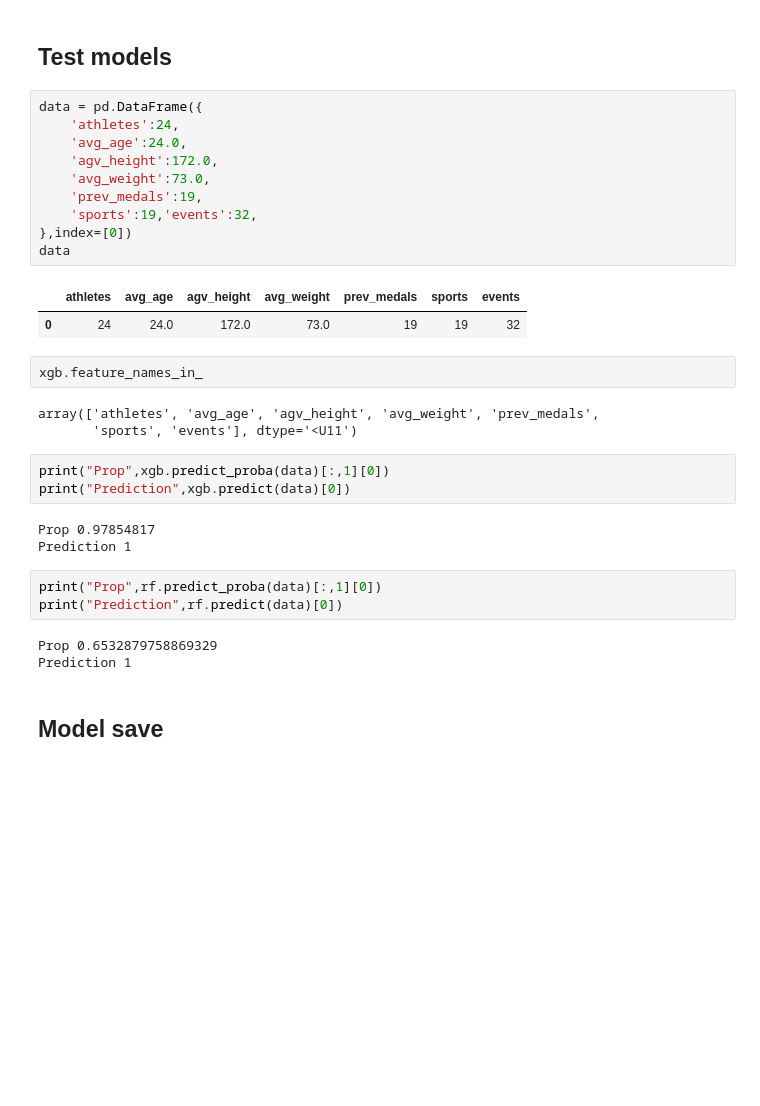
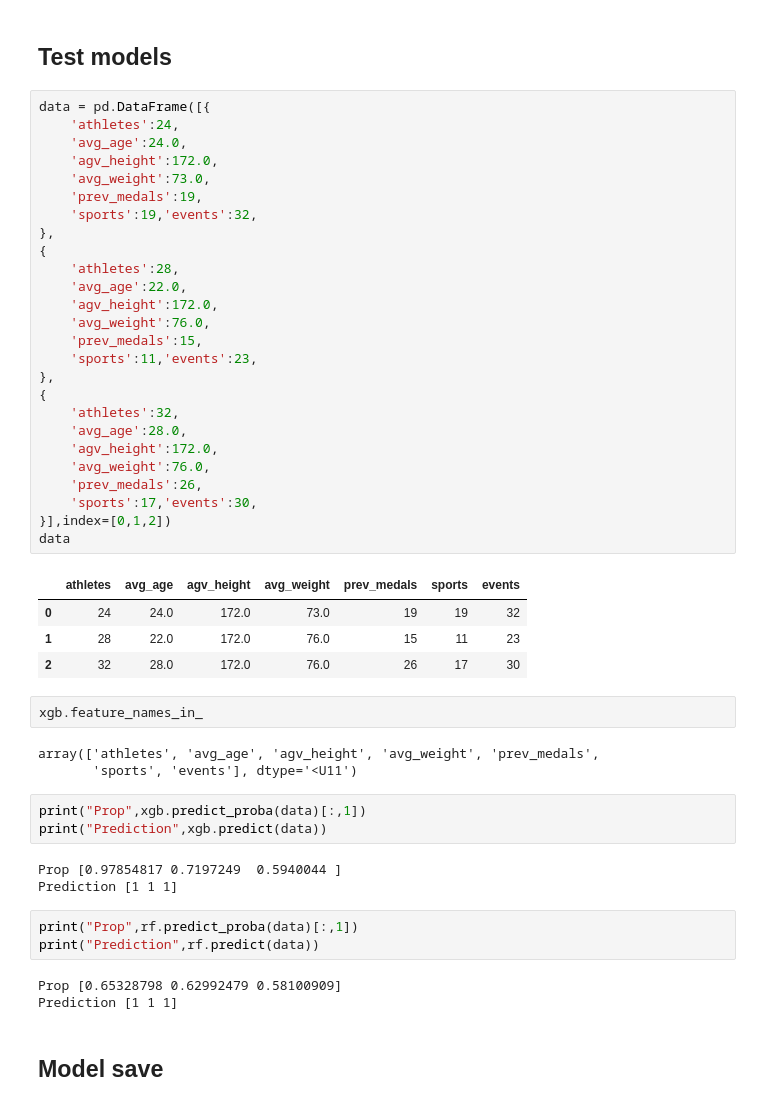
Before and after one commit to marshaale/olympic_medals_prediction, a Jupyter notebook: notebooks/classification.ipynb, the cells around one changed output. Drawn from its saved outputs; the diff is of its cells as text; blank space fills up the shorter version.

```diff
--- a/notebooks/classification.ipynb
+++ b/notebooks/classification.ipynb
@@ -390,35 +396,53 @@ Index(['athletes', 'avg_age', 'agv_height', 'avg_weight', 'prev_medals',
 # %% [markdown]
 ## Test models
 # %%
-data = pd.DataFrame({
+data = pd.DataFrame([{
     'athletes':24,
     'avg_age':24.0,
     'agv_height':172.0,
     'avg_weight':73.0,
     'prev_medals':19,
     'sports':19,'events':32,
-},index=[0])
+},
+{
+    'athletes':28,
+    'avg_age':22.0,
+    'agv_height':172.0,
+    'avg_weight':76.0,
+    'prev_medals':15,
+    'sports':11,'events':23,
+},
+{
+    'athletes':32,
+    'avg_age':28.0,
+    'agv_height':172.0,
+    'avg_weight':76.0,
+    'prev_medals':26,
+    'sports':17,'events':30,
+}],index=[0,1,2])
 data
 # %% [output]
 |  | athletes | avg_age | agv_height | avg_weight | prev_medals | sports | events |
 | 0 | 24 | 24.0 | 172.0 | 73.0 | 19 | 19 | 32 |
+| 1 | 28 | 22.0 | 172.0 | 76.0 | 15 | 11 | 23 |
+| 2 | 32 | 28.0 | 172.0 | 76.0 | 26 | 17 | 30 |
 # %%
 xgb.feature_names_in_
 # %% [output]
 array(['athletes', 'avg_age', 'agv_height', 'avg_weight', 'prev_medals',
        'sports', 'events'], dtype='<U11')
 # %%
-print("Prop",xgb.predict_proba(data)[:,1][0])
-print("Prediction",xgb.predict(data)[0])
+print("Prop",xgb.predict_proba(data)[:,1])
+print("Prediction",xgb.predict(data))
 # %% [output]
-Prop 0.97854817
-Prediction 1
+Prop [0.97854817 0.7197249  0.5940044 ]
+Prediction [1 1 1]
 # %%
-print("Prop",rf.predict_proba(data)[:,1][0])
-print("Prediction",rf.predict(data)[0])
+print("Prop",rf.predict_proba(data)[:,1])
+print("Prediction",rf.predict(data))
 # %% [output]
-Prop 0.6532879758869329
-Prediction 1
+Prop [0.65328798 0.62992479 0.58100909]
+Prediction [1 1 1]
 # %% [markdown]
 ## Model save
 # %%
```
Also changed, not shown: parts of 2 cells of this notebook, 1 other file.
